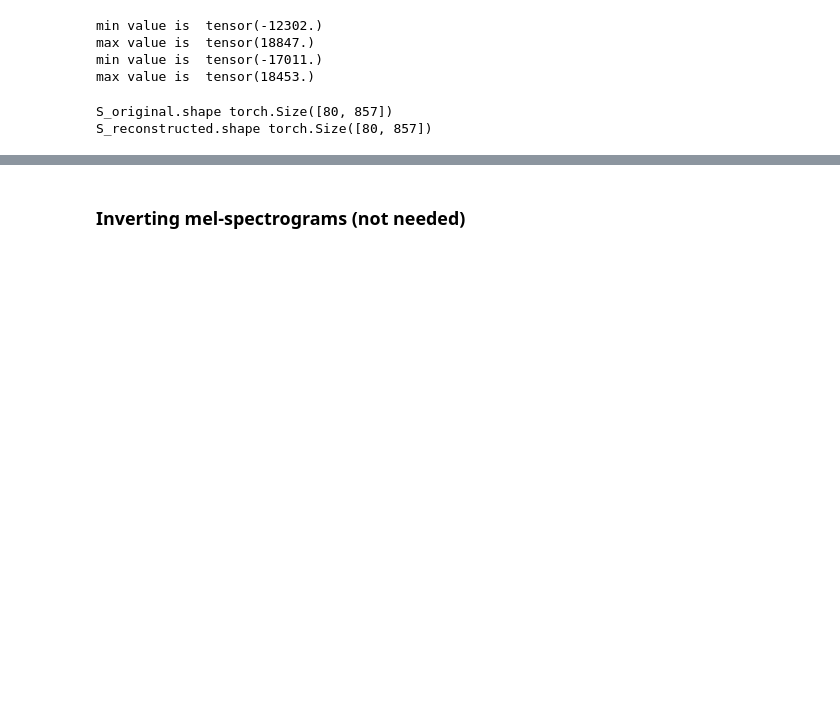
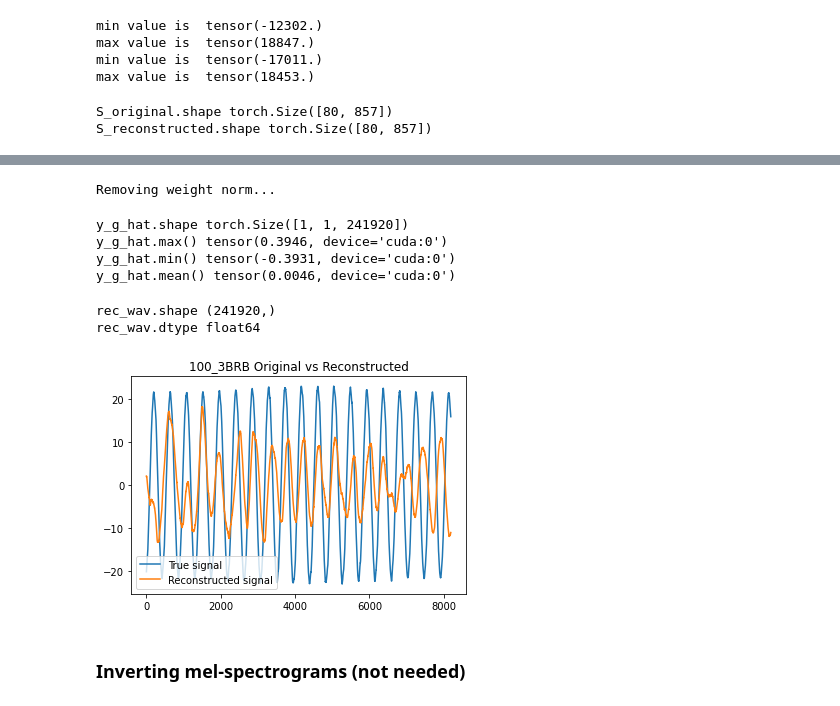
Before and after one commit to nicoladainese96/hifi-gan, a Jupyter notebook: 00_prepare_dataset.ipynb, the cells around one changed output, grey strips where cells are left out. Cells and saved outputs as stored; diff of their text form; code cells hidden in the pictures; blank space fills up the shorter version.

```diff
--- a/00_prepare_dataset.ipynb
+++ b/00_prepare_dataset.ipynb
@@ -304,0 +317,6 @@ plot_mel_spectrogram(S_original, f'Mel-frequency spectrogram for original signal
+# %%
+def get_mel(x, h=None): # this is not the librosa function
+    if h is None:
+        return mel_spectrogram(x, 1024, 80, 20000, 256, 1024, 0, 8000)
+    else:
+        return mel_spectrogram(x, h.n_fft, h.num_mels, h.sampling_rate, h.hop_size, h.win_size, h.fmin, h.fmax)
@@ -304,0 +373,58 @@ plot_mel_spectrogram(S_original, f'Mel-frequency spectrogram for original signal
+# %%
+# Load pre-trained model
+import json
+from models import Generator
+
+model_dir = 'weights'
+generator_file = os.path.join(model_dir,'g_02500000')
+with open(os.path.join(model_dir,'config.json')) as f:
+    _data = f.read()
+
+global h
+json_config = json.loads(_data)
+h = AttrDict(json_config)
+
+# Init model
+generator = Generator(h).to(device)
+
+# Load checkpoint from file to the model weights
+state_dict_g = torch.load(generator_file, map_location=device)
+generator.load_state_dict(state_dict_g['generator'])
+generator.eval()
+generator.remove_weight_norm()
+# %% [output]
+Removing weight norm...
+# %%
+# Do forward pass
+with torch.no_grad():
+    y_g_hat = generator(x)
+    print('y_g_hat.shape', y_g_hat.shape)
+    print('y_g_hat.max()', y_g_hat.max())
+    print('y_g_hat.min()', y_g_hat.min())
+    print('y_g_hat.mean()', y_g_hat.mean())
+# %% [output]
+y_g_hat.shape torch.Size([1, 1, 241920])
+y_g_hat.max() tensor(0.3946, device='cuda:0')
+y_g_hat.min() tensor(-0.3931, device='cuda:0')
+y_g_hat.mean() tensor(0.0046, device='cuda:0')
+# %%
+# Convert file to final format
+rec_wav = y_g_hat.squeeze() # remove the batch dim
+rec_wav = rec_wav * WAV_MAX # re-scale
+rec_wav = rec_wav.detach().cpu().numpy().astype(np.float64())
+print('rec_wav.shape', rec_wav.shape)
+print('rec_wav.dtype', rec_wav.dtype)
+# %% [output]
+rec_wav.shape (241920,)
+rec_wav.dtype float64
+# %%
+def compare_signal(y_true, y_rec, title, window):
+    plt.plot(y_true[:window], label='True signal')
+    plt.plot(y_rec[:window], label='Reconstructed signal')
+    plt.title(title)
+    plt.legend()
+    plt.show()
+
+compare_signal(wav, rec_wav, title=exp_name+' Original vs Reconstructed')
+# %% [output]
+[figure, added]
```
Also changed, not shown: parts of 17 cells of this notebook, 1 other file.
